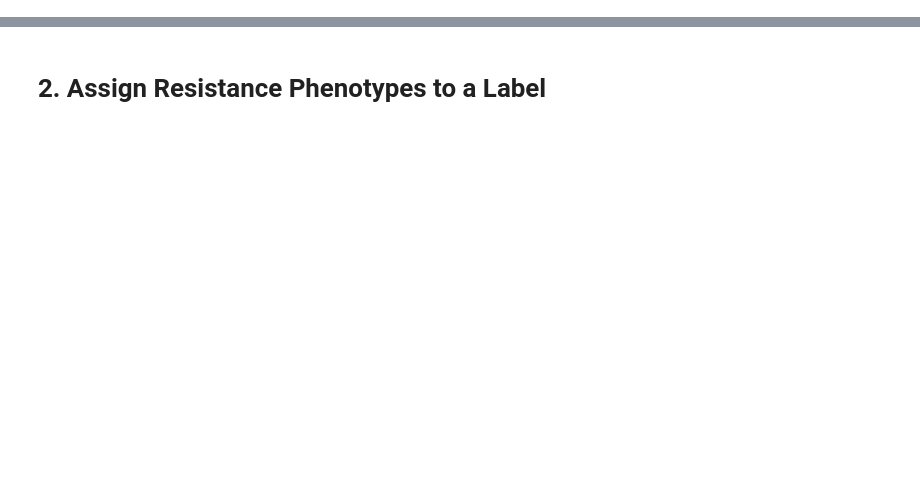
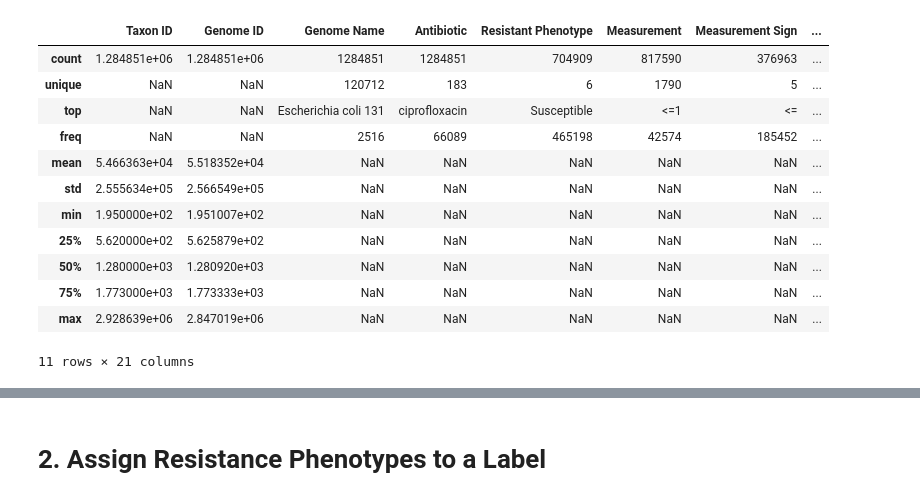
Before and after one commit to Belligool/IF3221_Tugas-Besar_Kelompok-1_K3, a Jupyter notebook: IF3221_Tugas_Besar.ipynb, the cells around one changed output, grey strips where cells are left out. Drawn from its saved outputs; the diff is of its cells as text; code cells hidden in the pictures; blank space fills up the shorter version.

```diff
--- a/IF3221_Tugas_Besar.ipynb
+++ b/IF3221_Tugas_Besar.ipynb
@@ -27,0 +32,4 @@ Name: count, dtype: int64
+# %%
+
+df = pd.read_csv('BVBRC_genome_amr.csv')
+df.head(5)
@@ -27,0 +70,16 @@ Name: count, dtype: int64
+# %%
+df.describe(include='all')
+# %% [output]
+|  | Taxon ID | Genome ID | Genome Name | Antibiotic | Resistant Phenotype | Measurement | Measurement Sign | ... |
+| count | 1.284851e+06 | 1.284851e+06 | 1284851 | 1284851 | 704909 | 817590 | 376963 | ... |
+| unique | NaN | NaN | 120712 | 183 | 6 | 1790 | 5 | ... |
+| top | NaN | NaN | Escherichia coli 131 | ciprofloxacin | Susceptible | <=1 | <= | ... |
+| freq | NaN | NaN | 2516 | 66089 | 465198 | 42574 | 185452 | ... |
+| mean | 5.466363e+04 | 5.518352e+04 | NaN | NaN | NaN | NaN | NaN | ... |
+| std | 2.555634e+05 | 2.566549e+05 | NaN | NaN | NaN | NaN | NaN | ... |
+| min | 1.950000e+02 | 1.951007e+02 | NaN | NaN | NaN | NaN | NaN | ... |
+| 25% | 5.620000e+02 | 5.625879e+02 | NaN | NaN | NaN | NaN | NaN | ... |
+| 50% | 1.280000e+03 | 1.280920e+03 | NaN | NaN | NaN | NaN | NaN | ... |
+| 75% | 1.773000e+03 | 1.773333e+03 | NaN | NaN | NaN | NaN | NaN | ... |
+| max | 2.928639e+06 | 2.847019e+06 | NaN | NaN | NaN | NaN | NaN | ... |
+11 rows × 21 columns
```
Also changed, not shown: parts of 14 cells of this notebook, 8 other files.
